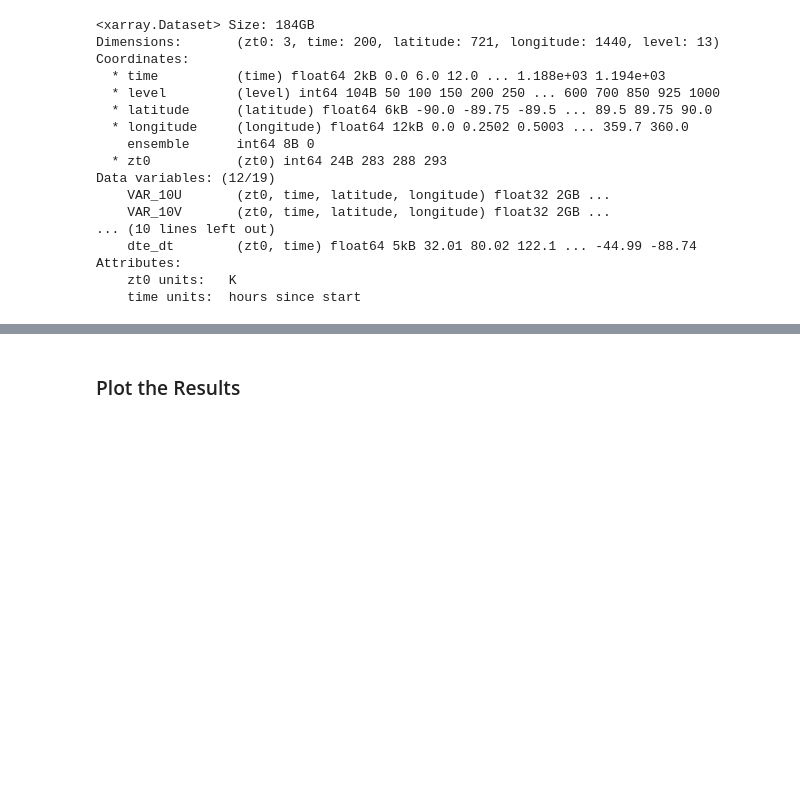
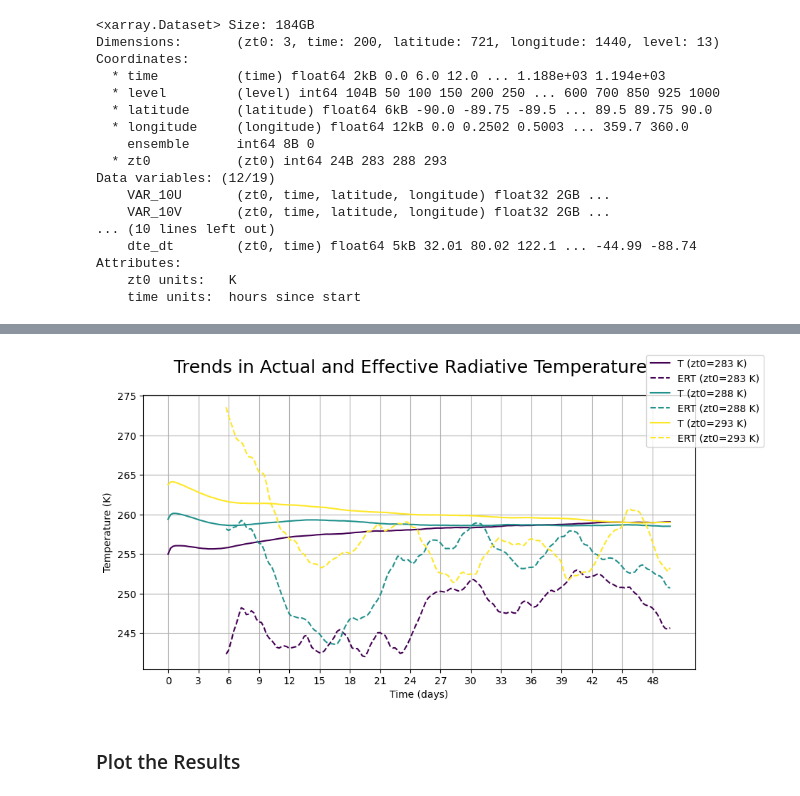
Before and after one commit to Joshua-Elms/dcmip2025_idealized_tests, a Jupyter notebook: analysis/plot_steady_state.ipynb, the cells around one changed output, grey strips where cells are left out. Saved outputs shown, nothing was run; the diff lists cells and outputs as text; code cells hidden in the pictures; blank space fills up the shorter version.

```diff
--- a/analysis/plot_steady_state.ipynb
+++ b/analysis/plot_steady_state.ipynb
@@ -185,0 +203,16 @@ Attributes:
+# %%
+insolation = 1320 # W/m^2
+albedo = 0.3 # percent of light reflected
+sigma = 5.67e-8 # Stefan-Boltzmann constant, W/m^2/K^4
+areal_avg = insolation / 4 # from disc to sphere
+ISR = areal_avg * (1 - albedo) # absorbed solar radiation
+olr = ISR - ds["dte_dt"] # outgoing longwave radiation
+ds["olr"] = olr
+ds["olr"].assign_attrs(
+    {"units": "W/m^2", "long_name": "Outgoing Longwave Radiation"}
+)
+effective_rad_temp = (olr / 5.67e-8) ** 0.25 # effective radiative temperature
+ds["effective_rad_temp"] = effective_rad_temp
+ds["effective_rad_temp"].assign_attrs(
+    {"units": "K", "long_name": "Effective Radiative Temperature"}
+)
@@ -186,3 +237,37 @@ Attributes:
+# %%
+fig, ax = plt.subplots(figsize=(10, 5))
+for j, val in enumerate(ds[exp_param].values):
+    ax.plot(
+        time_hours,
+        ds["mean_VAR_500T"].sel({exp_param: val}),
+        label=f"T ({exp_param}={val} {exp_param_units})",
+        color=ensemble_colors[j],
+        )
+    # change to smoothed line
+    smoothed_ERT = ds["effective_rad_temp"].sel({exp_param: val}).rolling(time=24).mean()
+    ax.plot(
+        time_hours,
+        smoothed_ERT,
+        label=f"ERT ({exp_param}={val} {exp_param_units})",
+        color=ensemble_colors[j],
+        linestyle="--",
+        )
+    # ax.plot(
+    #     time_hours,
+    #     ds["effective_rad_temp"].sel({exp_param: val}),
+    #     label=f"ERT ({exp_param}={val} {exp_param_units})",
+    #     color=ensemble_colors[j],
+    #     linestyle="--",
+    #     )
+ax.set_xticks(time_hours[::12], (time_hours[::12] / 24).values.astype(int))
+ax.set_xlabel("Time (days)")
+ax.set_ylabel(f"Temperature (K)")
+fig.suptitle("Trends in Actual and Effective Radiative Temperature", fontsize=18)
+fig.legend()
+ax.grid()
+plt.show()
+# %% [output]
+[figure, added]
 # %% [markdown]
 ### Plot the Results
 # %%
```
Also changed, not shown: parts of 4 cells of this notebook.
